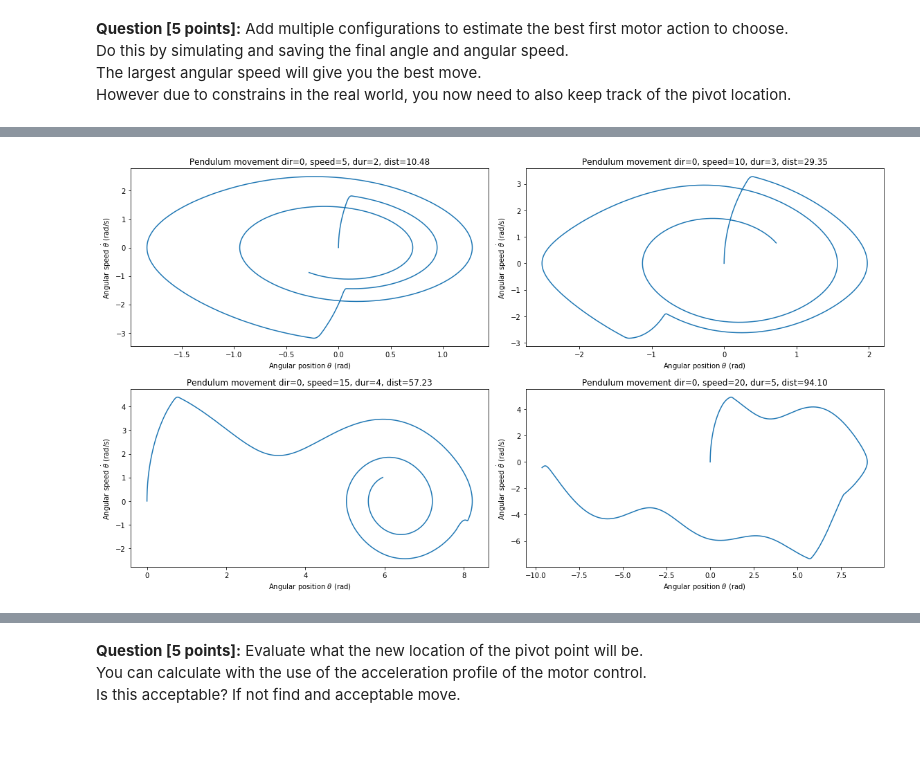
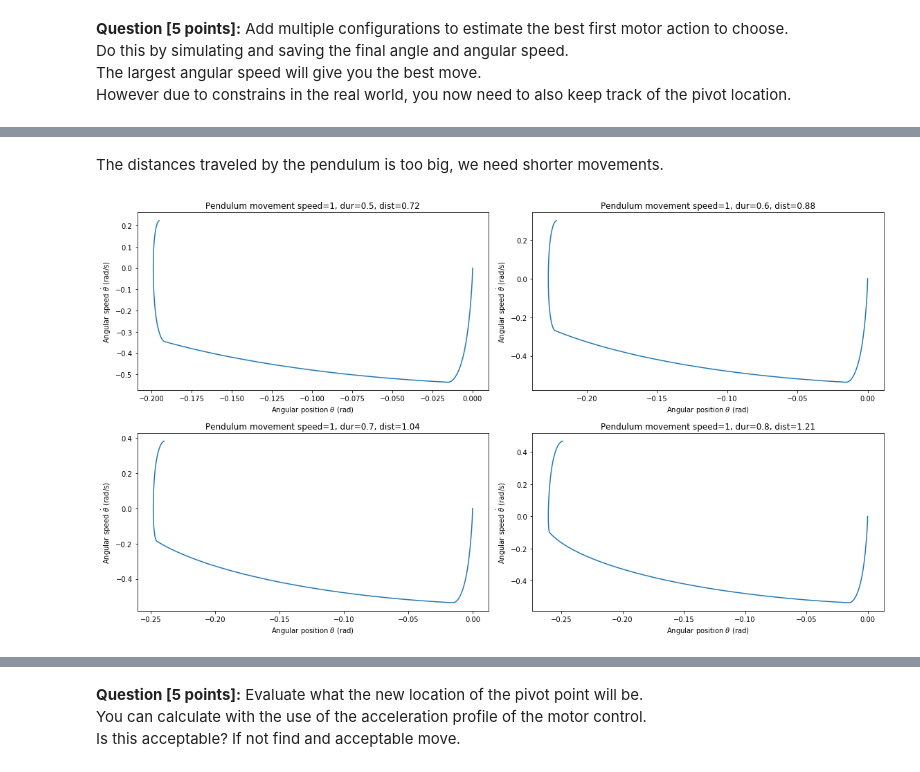
Before and after one commit to mitsyprada/Pendulum-project, a Jupyter notebook: Smart_Systems_Lab_3_answers.ipynb, the cells around one changed output, grey strips where cells are left out. Saved outputs shown, nothing was run; the diff lists cells and outputs as text; code cells hidden in the pictures; blank space fills up the shorter version.

```diff
--- a/Smart_Systems_Lab_3_answers.ipynb
+++ b/Smart_Systems_Lab_3_answers.ipynb
@@ -389,7 +389,5 @@ MSE: 0.05
 # %%
 ###### Phase Portrait ######
-# Simulation step
-dt=0.000001
 
 # prepare to plot
 fig, ax = plt.subplots(figsize=(16,9))
@@ -618,0 +620,22 @@ KeyboardInterrupt:
+# %%
+speeds = [2, 2, 2, 2]
+durations = [1, 2, 3, 4]
+# set the plot
+fig, axs = plt.subplots(2, 2,figsize=(16,9))
+ax = axs.reshape(-1)
+# calculate and plot
+for n in range(4):
+
+    # trace the movement
+    motor = Motor_Acc(direction, speeds[n], durations[n],dt)
+    theta_sum, theta_dot_sum = state_with_motor(durations[n])
+
+    # plot it
+    ax[n].plot(theta_sum, theta_dot_sum)
+    ax[n].scatter(np.pi, 0, marker='o', color='red', s=50) # target point
+    ax[n].set_title('Pendulum movement speed={}, dur={}, dist={:.2f}'.format(speeds[n], durations[n], motor.dist))
+    ax[n].set_xlabel(r'Angular position $\theta$ (rad)')
+    ax[n].set_ylabel(r'Angular speed $\dot{\theta}$ (rad/s)')
+
+plt.tight_layout()
+plt.show()
@@ -619,31 +644,27 @@ KeyboardInterrupt:
+# %% [markdown]
+The distances traveled by the pendulum is too big, we need shorter movements.
 # %%
+
+speeds = [1, 1, 1, 1]
+durations = [0.5, 0.6, 0.7, 0.8]
+
 # set the plot
 fig, axs = plt.subplots(2, 2,figsize=(16,9))
 ax = axs.reshape(-1)
-
-t = 10
-directions = [0, 0, 0, 0]
-speeds = [5, 10, 15, 20]
-durations = [2, 3, 4, 5]
-
-# Initial conditions of pendulum are going to be inertia
-THETA_0 = 0
-THETA_DOT_0 = 0
-
 # calculate and plot the
 for n in range(4):
 
     # trace the movement
-    motor = Motor_Acc(directions[n], speeds[n], durations[n],dt)
-    theta_sum, theta_dot_sum = state_with_motor(t)
+    motor = Motor_Acc(direction, speeds[n], durations[n],dt)
+    theta_sum, theta_dot_sum = state_with_motor(durations[n])
 
     # plot it
     ax[n].plot(theta_sum, theta_dot_sum)
-    ax[n].set_title('Pendulum movement dir={}, speed={}, dur={}, dist={:.2f}'.format(directions[n], speeds[n], durations[n], motor.dist))
+    ax[n].set_title('Pendulum movement speed={}, dur={}, dist={:.2f}'.format(speeds[n], durations[n], motor.dist))
     ax[n].set_xlabel(r'Angular position $\theta$ (rad)')
     ax[n].set_ylabel(r'Angular speed $\dot{\theta}$ (rad/s)')
 
 plt.tight_layout()
 plt.show()
 # %% [output]
-[figure, old version]
+[figure, new version]
```
Also changed, not shown: parts of 57 cells of this notebook.
